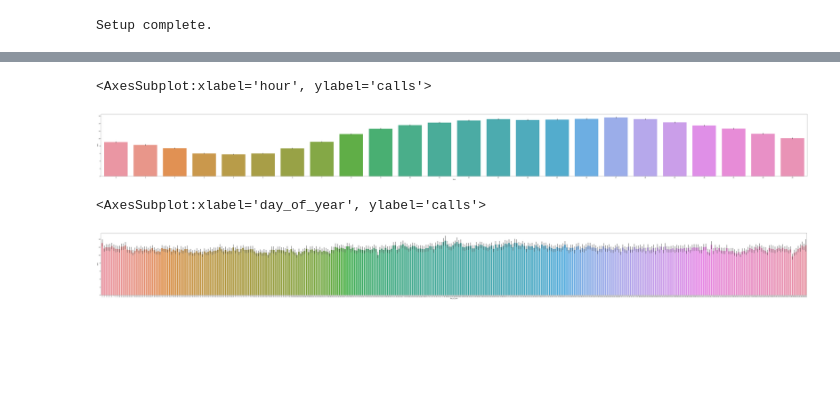
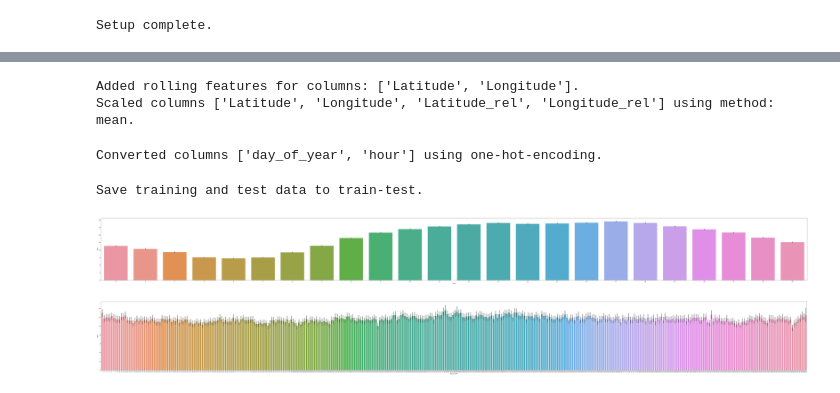
Before and after one commit to anirudhbhashyam/911-Calls-Seattle-Predictions, a Jupyter notebook: data/transform.ipynb, the cells around one changed output, grey strips where cells are left out. Saved outputs shown, nothing was run; the diff lists cells and outputs as text; code cells hidden in the pictures; blank space fills up the shorter version.

```diff
--- a/data/transform.ipynb
+++ b/data/transform.ipynb
@@ -49,13 +33,16 @@ cat_columns = ["day_of_year", "hour"]
 roll_columns = ["_".join([name, "rel"]) for name in to_roll_columns]
 raw_train_data[roll_columns] = raw_train_data[to_roll_columns].rolling(4, center = True).mean()
 raw_test_data[roll_columns] = raw_test_data[to_roll_columns].rolling(4, center = True).mean()
+print(f"Added rolling features for columns: {to_roll_columns}.")
 
 cols_to_transform = list(raw_train_data.columns)
 cols_to_transform = [x for x in cols_to_transform if x not in cat_columns]
 cols_to_transform.remove(LABEL)
 
-train_data = ut.scale(raw_train_data, cols_to_transform)
-test_data = ut.scale(raw_test_data, cols_to_transform)
+method = "mean"
+train_data = ut.scale(raw_train_data, cols_to_transform, method)
+test_data = ut.scale(raw_test_data, cols_to_transform, method)
+print(f"Scaled columns {cols_to_transform} using method: {method}.")
 
 train_data.dropna(inplace = True)
 test_data.dropna(inplace = True)
@@ -64,23 +51,34 @@ test_data.dropna(inplace = True)
 # train_data["day_of_year"] = train_data["day_of_year"] / train_data["day_of_year"].max()
 # test_data["hour"] = test_data["hour"] / test_data["hour"].max()
 # test_data["day_of_year"] = test_data["day_of_year"] / test_data["day_of_year"].max()
+# %% [output]
+Added rolling features for columns: ['Latitude', 'Longitude'].
+Scaled columns ['Latitude', 'Longitude', 'Latitude_rel', 'Longitude_rel'] using method: mean.
 # %%
 train_data = pd.get_dummies(train_data, columns = cat_columns)
 test_data = pd.get_dummies(test_data, columns = cat_columns)
-
 test_data[list(set(train_data.columns).difference(set(test_data.columns)))] = 0
+print(f"Converted columns {cat_columns} using one-hot-encoding.")
+# %% [output]
+Converted columns ['day_of_year', 'hour'] using one-hot-encoding.
 # %%
 path_to_save = os.path.relpath("./train-test")
 train_data.to_csv(os.path.join(path_to_save, ".".join(["train_data", "csv"])), index = False)
 test_data.to_csv(os.path.join(path_to_save, ".".join(["test_data", "csv"])), index = False)
+print(f"Saved training and test data to {path_to_save}.")
+# %% [output]
+Save training and test data to train-test.
-# %%
-sns.barplot(data = raw_train_data, x = "hour", y = "calls")
-# %% [output]
-<AxesSubplot:xlabel='hour', ylabel='calls'>
-[figure, removed]
+# %%
+sns.barplot(data = raw_train_data, x = "hour", y = "calls")
+path_to_save = os.path.relpath("../plots/vis")
+plt.savefig(os.path.join(path_to_save, ".".join(["hourly_distribution", "png"])))
+print(f"Hourly call distribution plot saved in {path_to_save}")
+# %% [output]
+[figure, added]
 # %%
-plt.rcParams["figure.figsize"] = (100, 9)
+plt.rcParams["figure.figsize"] = (100, 10)
 sns.barplot(data = raw_train_data, x = "day_of_year", y = "calls")
+plt.savefig(os.path.join(path_to_save, ".".join(["day_yearly_distribution", "png"])))
+print(f"Day yearly call distribution plot saved in {path_to_save}")
 # %% [output]
-<AxesSubplot:xlabel='day_of_year', ylabel='calls'>
-[figure, old version]
+[figure, new version]
```
Also changed, not shown: parts of 2 cells of this notebook, 16 other files.
